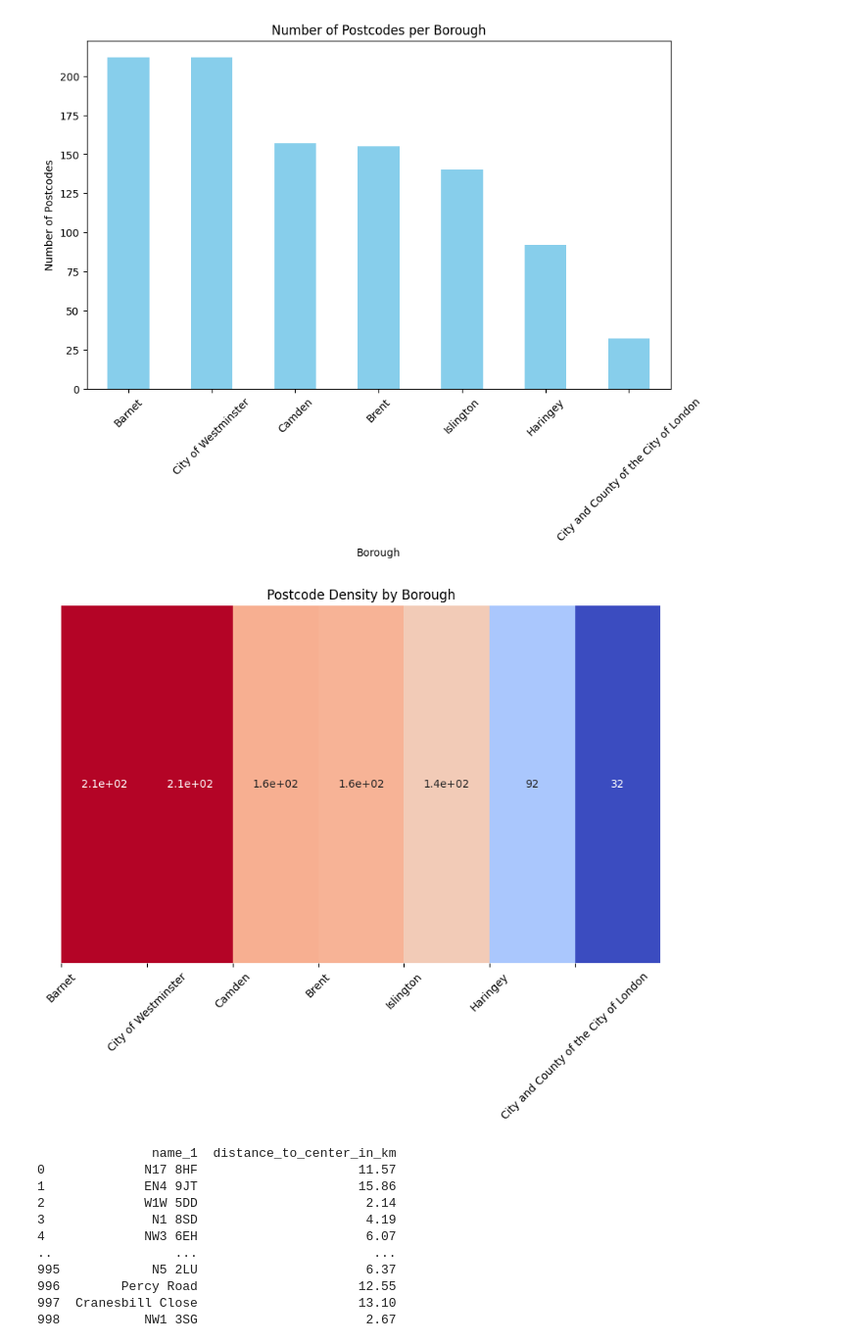
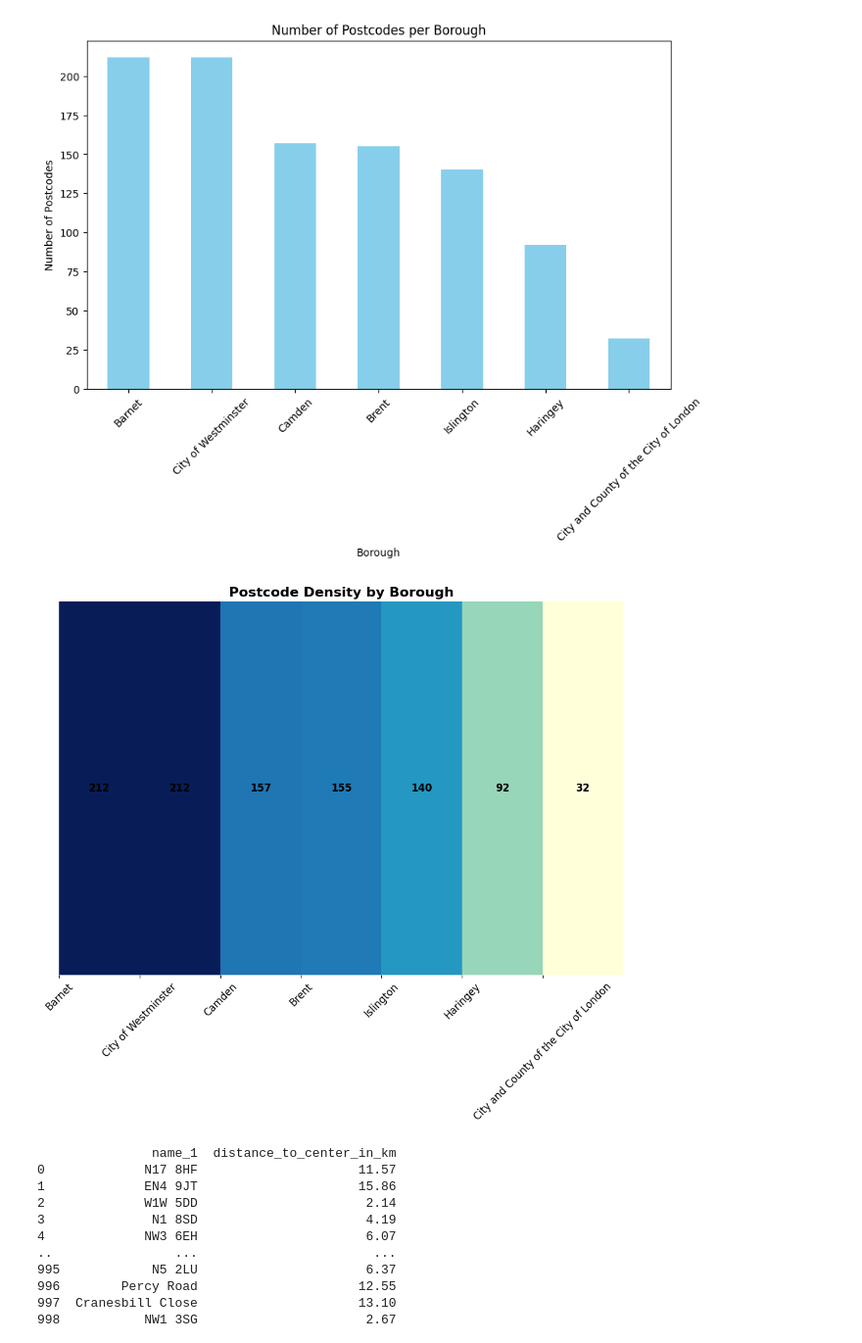
Before and after one commit to AnjanaKanakarajan/camden-data-analysis, a Jupyter notebook: camden_data_analysis/src/script.ipynb, the cells around one changed output. Shown at 98% size. Drawn from its saved outputs; the diff is of its cells as text; code cells hidden in the pictures.

```diff
--- a/camden_data_analysis/src/script.ipynb
+++ b/camden_data_analysis/src/script.ipynb
@@ -76,18 +76,27 @@ plt.show()
 # %% [output]
 [figure]
 # %%
+import seaborn as sns
+import matplotlib.pyplot as plt
+import pandas as pd
+
 # Count the number of postcodes in each borough
 borough_counts = df['district_borough'].value_counts()
 
 # Plotting heatmap
-plt.figure(figsize=(10, 6))
-sns.heatmap(borough_counts.values.reshape(1, -1), annot=True, cmap="coolwarm", cbar=False)
-plt.title("Postcode Density by Borough")
+plt.figure(figsize=(12, 8))
+sns.heatmap(borough_counts.values.reshape(1, -1), annot=True, fmt='d', cmap="YlGnBu", cbar=False,
+            annot_kws={"size": 12, "weight": "bold", "color": "black"})
+
+
+plt.title("Postcode Density by Borough", fontsize=16, weight="bold")
 plt.yticks([])
-plt.xticks(range(len(borough_counts)), borough_counts.index, rotation=45)
+plt.xticks(range(len(borough_counts)), borough_counts.index, rotation=45, fontsize=12)
+
+
 plt.show()
 # %% [output]
-[figure, old version]
+[figure, new version]
 # %%
 # City center coordinates (London city center)
 city_center = (51.5074, -0.1278)
```
